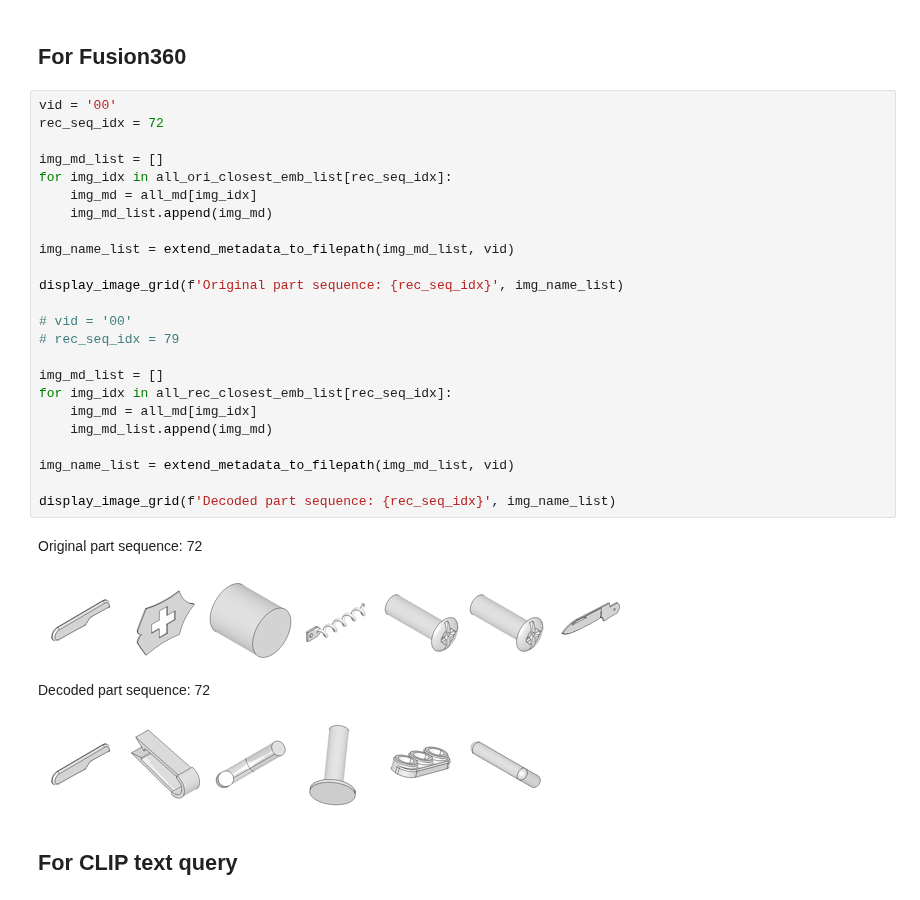
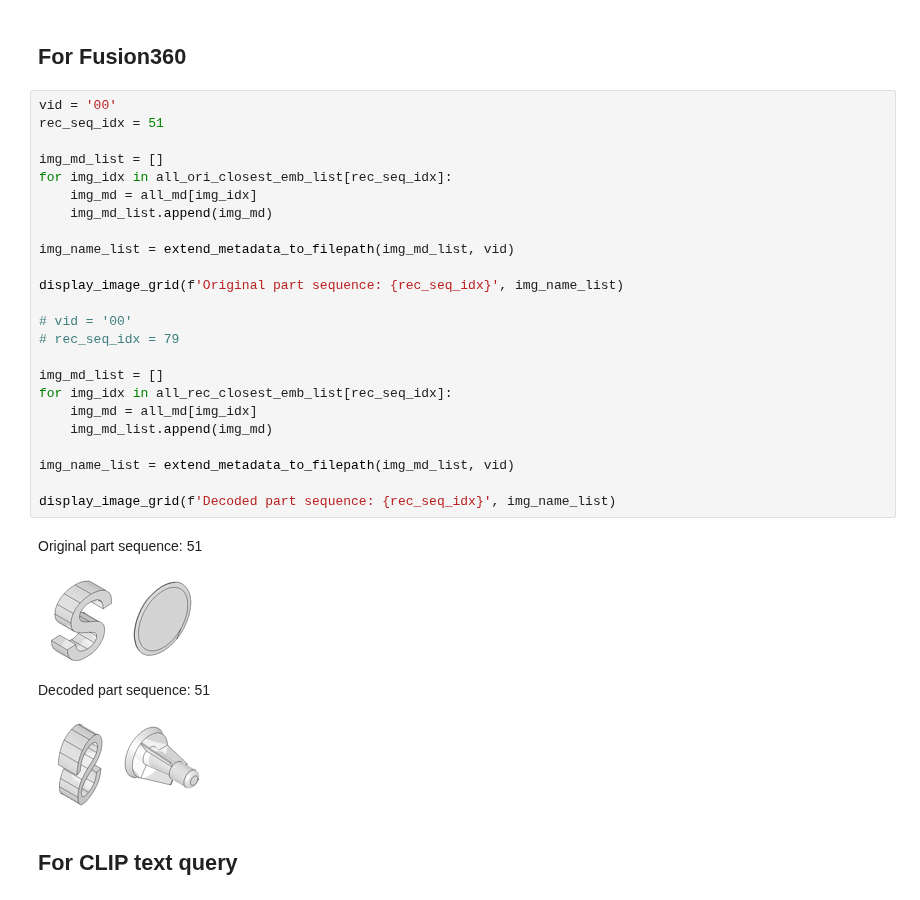
Before and after one commit to gymbeijing/mechanism-identification-public, a Jupyter notebook: search_parts.ipynb, the cells around one changed output. Drawn from its saved outputs; the diff is of its cells as text.

```diff
--- a/search_parts.ipynb
+++ b/search_parts.ipynb
@@ -1082,33 +1082,33 @@ for dec_seq_idx in range(10):
 ## For Fusion360
 # %%
 vid = '00'
-rec_seq_idx = 72
+rec_seq_idx = 51
 
 img_md_list = []
 for img_idx in all_ori_closest_emb_list[rec_seq_idx]:
     img_md = all_md[img_idx]
     img_md_list.append(img_md)
 
 img_name_list = extend_metadata_to_filepath(img_md_list, vid)
 
 display_image_grid(f'Original part sequence: {rec_seq_idx}', img_name_list)
 
 # vid = '00'
 # rec_seq_idx = 79
 
 img_md_list = []
 for img_idx in all_rec_closest_emb_list[rec_seq_idx]:
     img_md = all_md[img_idx]
     img_md_list.append(img_md)
 
 img_name_list = extend_metadata_to_filepath(img_md_list, vid)
 
 display_image_grid(f'Decoded part sequence: {rec_seq_idx}', img_name_list)
 # %% [output]
-Original part sequence: 72
+Original part sequence: 51
-[figure, old version]
+[figure, new version]
-Decoded part sequence: 72
+Decoded part sequence: 51
-[figure, old version]
+[figure, new version]
 # %% [markdown]
 ## For CLIP text query
 # %%
```
Also changed, not shown: 1 other file.
